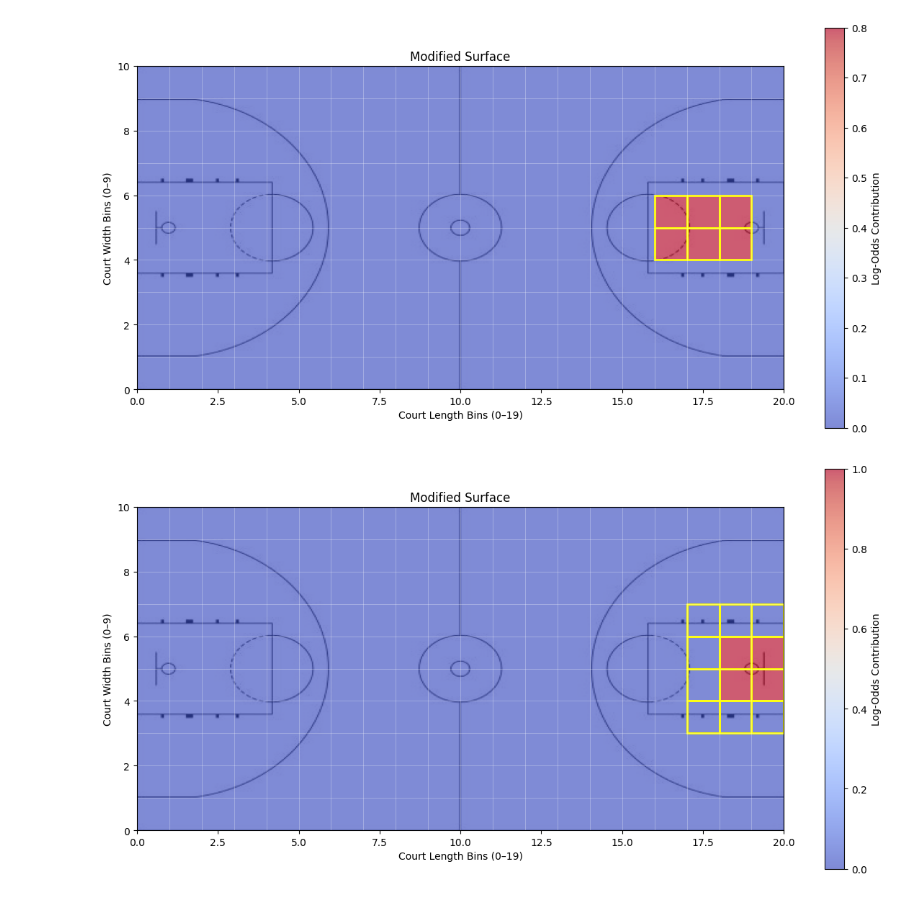
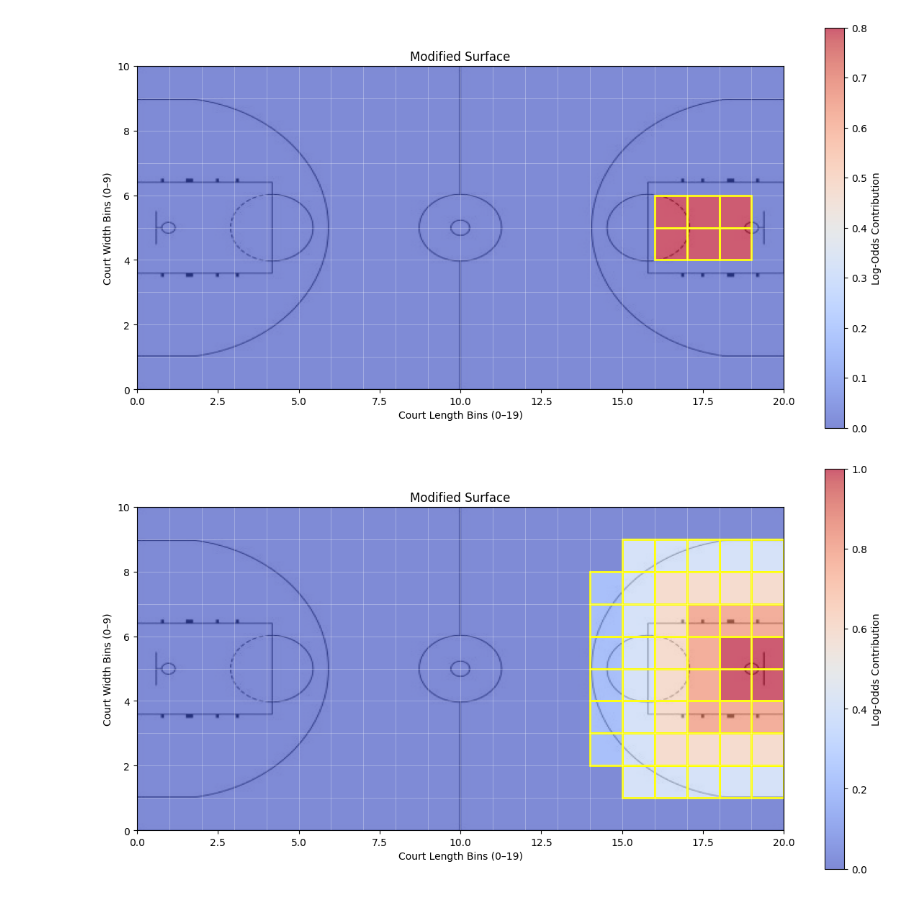
Before and after one commit to Channertheman/NBA_Analysis, a Jupyter notebook: Simulation_construction.ipynb, the cells around one changed output. Cells and saved outputs as stored; diff of their text form; code cells hidden in the pictures.

Commit message:
Updated first beta matrix and constructed design matrix

```diff
--- a/Simulation_construction.ipynb
+++ b/Simulation_construction.ipynb
@@ -153,28 +153,33 @@ plot_surface(modified_matrix,
 # %%
 updates = {}
 
-updates.update(build_range_updates((18, 19), (4, 5), .8))
-def wrap(x_1, x_2, y_1, y_2, val):
+def wrap(x_1, x_2, y_1, y_2, val ,square):
     global modified_matrix
 
     updates.update(build_range_updates((x_1, x_1), (y_1, y_2), val))
-    updates.update(build_range_updates((x_2, x_2), (y_1, y_2), val))
+
+    if (square == True):
+        updates.update(build_range_updates((x_2, x_2), (y_1, y_2), val))
+
     updates.update(build_range_updates((x_1, x_2), (y_1, y_1), val))
     updates.update(build_range_updates((x_1, x_2), (y_2, y_2), val))
 
-    modified_matrix = adjust_sector_propensity(
-        propensity_matrix,
-        updates,
-        mode="set"
+    #return modified_matrix
+
+updates.update(build_range_updates((18, 19), (4, 5), 1))
+updates.update(build_range_updates((14, 14), (2, 7), .2))
+wrap(17, 19, 3, 6, .8, False)
+wrap(16, 19, 2, 7, .6, False)
+wrap(15, 19, 1, 8, .4, False)
+
+modified_matrix = adjust_sector_propensity(
+    propensity_matrix,
+    updates,
+    mode="set"
     )
 
-    plot_surface(modified_matrix,
-             "Modified Surface",
-             changed=updates.keys())
-
-    return modified_matrix
-
-
-wrap(17, 19, 3, 6, .4)
+plot_surface(modified_matrix,
+         "Modified Surface",
+         changed=updates.keys())
 # %% [output]
-[figure, old version]
+[figure, new version]
```
Also changed, not shown: parts of 1 cell of this notebook, 1 other file.
